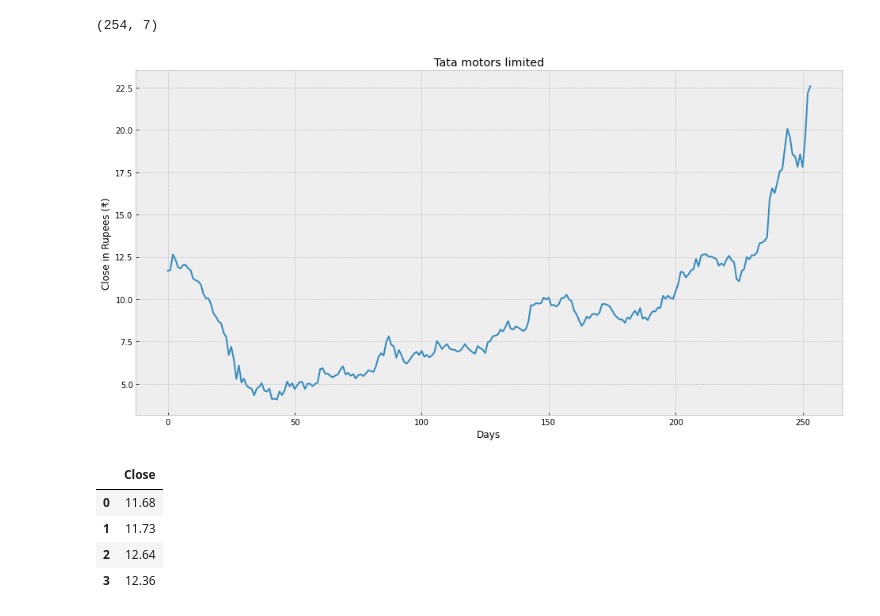
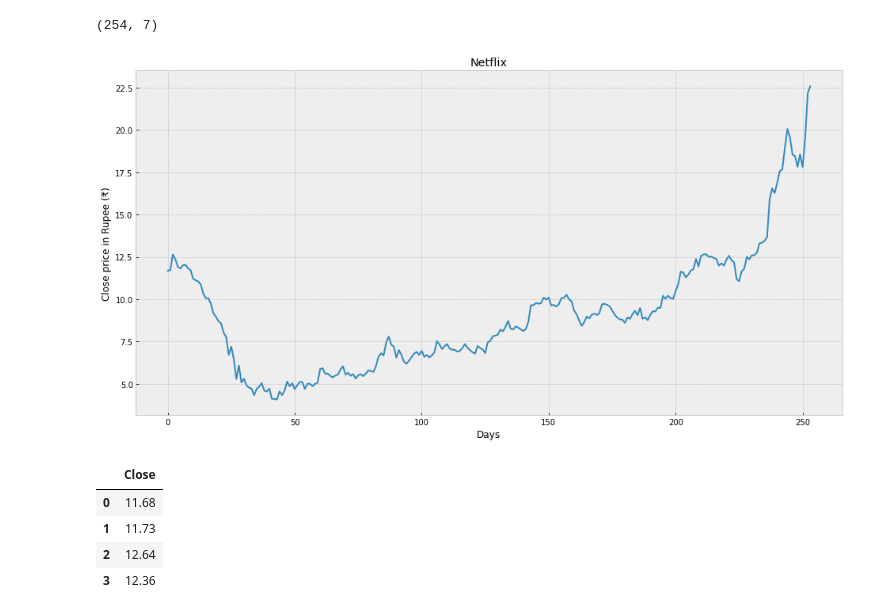
Before and after one commit to 22zunaid/Data-science, a Jupyter notebook: Stockprediction.ipynb, the cells around one changed output. Cells and saved outputs as stored; diff of their text form; code cells hidden in the pictures.

```diff
--- a/Stockprediction.ipynb
+++ b/Stockprediction.ipynb
@@ -29,13 +29,13 @@ df.shape
 # %%
 #visualize the close price data
 plt.figure(figsize=(16,8))
-plt.title('Tata motors limited')
+plt.title('Netflix')
 plt.xlabel('Days')
-plt.ylabel('Close price in Rupees (₹)')
+plt.ylabel('Close price in Rupee (₹)')
 plt.plot(df['Close'])
 plt.show()
 # %% [output]
-[figure, old version]
+[figure, new version]
 # %%
 #get the close price
 df = df[['Close']]
```
Also changed, not shown: parts of 8 cells of this notebook.
